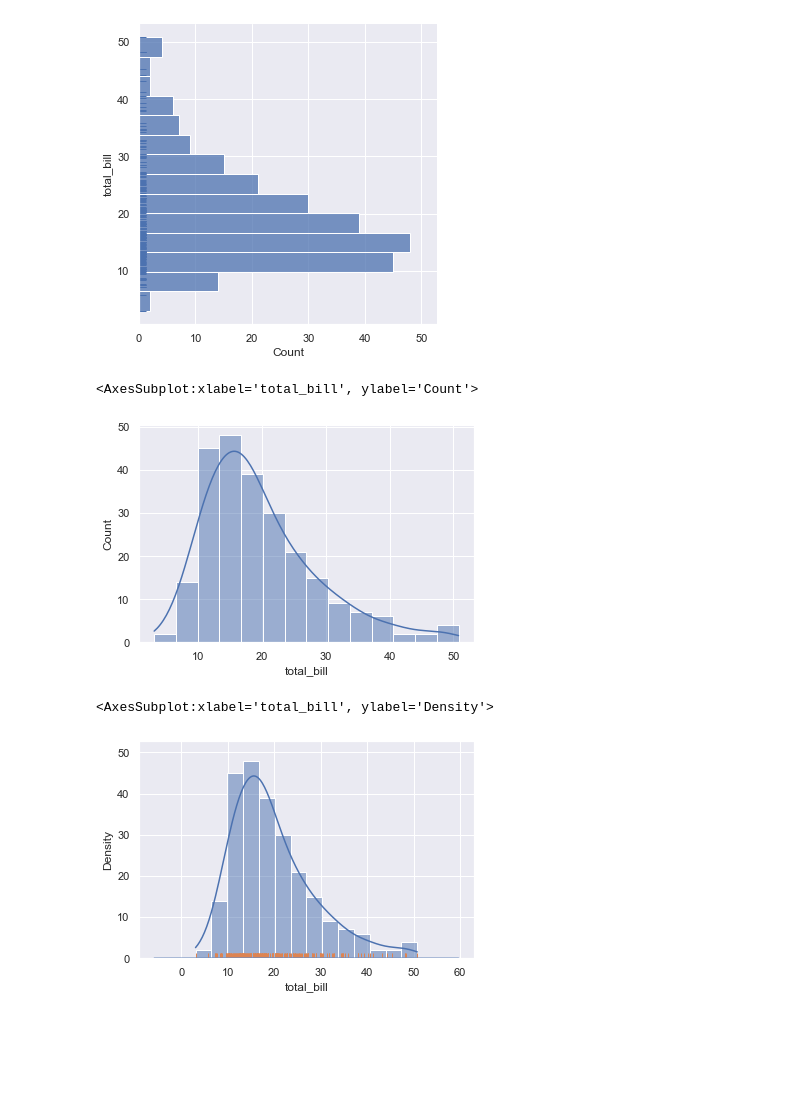
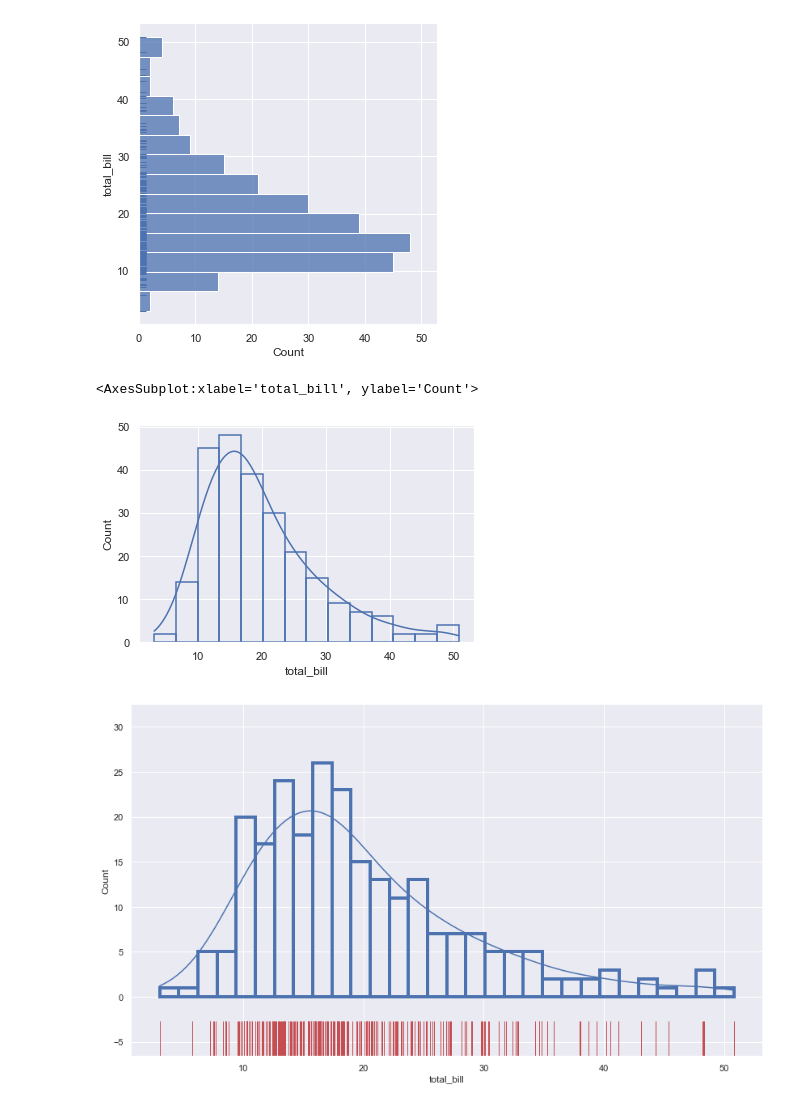
Before and after one commit to yasir5008/DS_-_ITF_Just_Working_Directory, a Jupyter notebook: DS_python_works/DVwpy_sessions/DVwPY_3.ipynb, the cells around one changed output. Saved outputs shown, nothing was run; the diff lists cells and outputs as text; code cells hidden in the pictures; blank space fills up the shorter version.

```diff
--- a/DS_python_works/DVwpy_sessions/DVwPY_3.ipynb
+++ b/DS_python_works/DVwpy_sessions/DVwPY_3.ipynb
@@ -55,15 +55,15 @@ sns.displot(y= 'total_bill',data=tips, rug=True)
 <seaborn.axisgrid.FacetGrid at 0x...>
 [figure]
 # %%
-sns.histplot(tips.total_bill,kde=True)
+sns.histplot(tips.total_bill,kde=True, fill = False)
 # %% [output]
 <AxesSubplot:xlabel='total_bill', ylabel='Count'>
-[figure, old version]
+[figure, new version]
 # %%
-
-tips = sns.load_dataset("tips")
-sns.rugplot(data=tips, x="total_bill")
-sns.histplot(data=tips, x='total_bill', kde=True)
+plt.figure(figsize=(14,8))
+sns.set(style="darkgrid")
+sns.rugplot(data=tips, x="total_bill",height=0.1,color='r')
+sns.histplot(data=tips, x='total_bill', kde=True, fill=False, bins= 30,color='b', lw = 4)
+plt.show()
 # %% [output]
-<AxesSubplot:xlabel='total_bill', ylabel='Density'>
-[figure, old version]
+[figure, new version]
```
Also changed, not shown: parts of 6 cells of this notebook.
